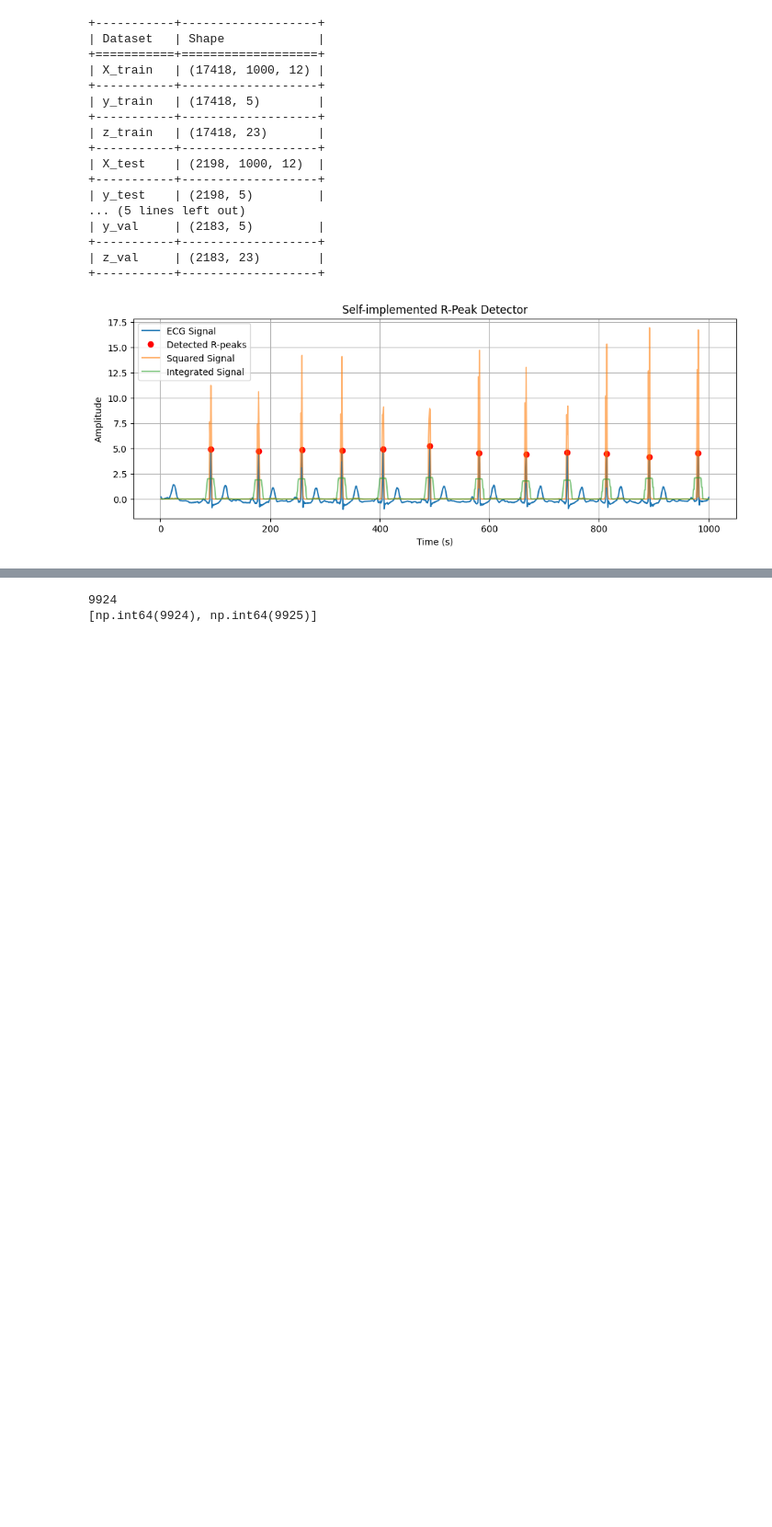
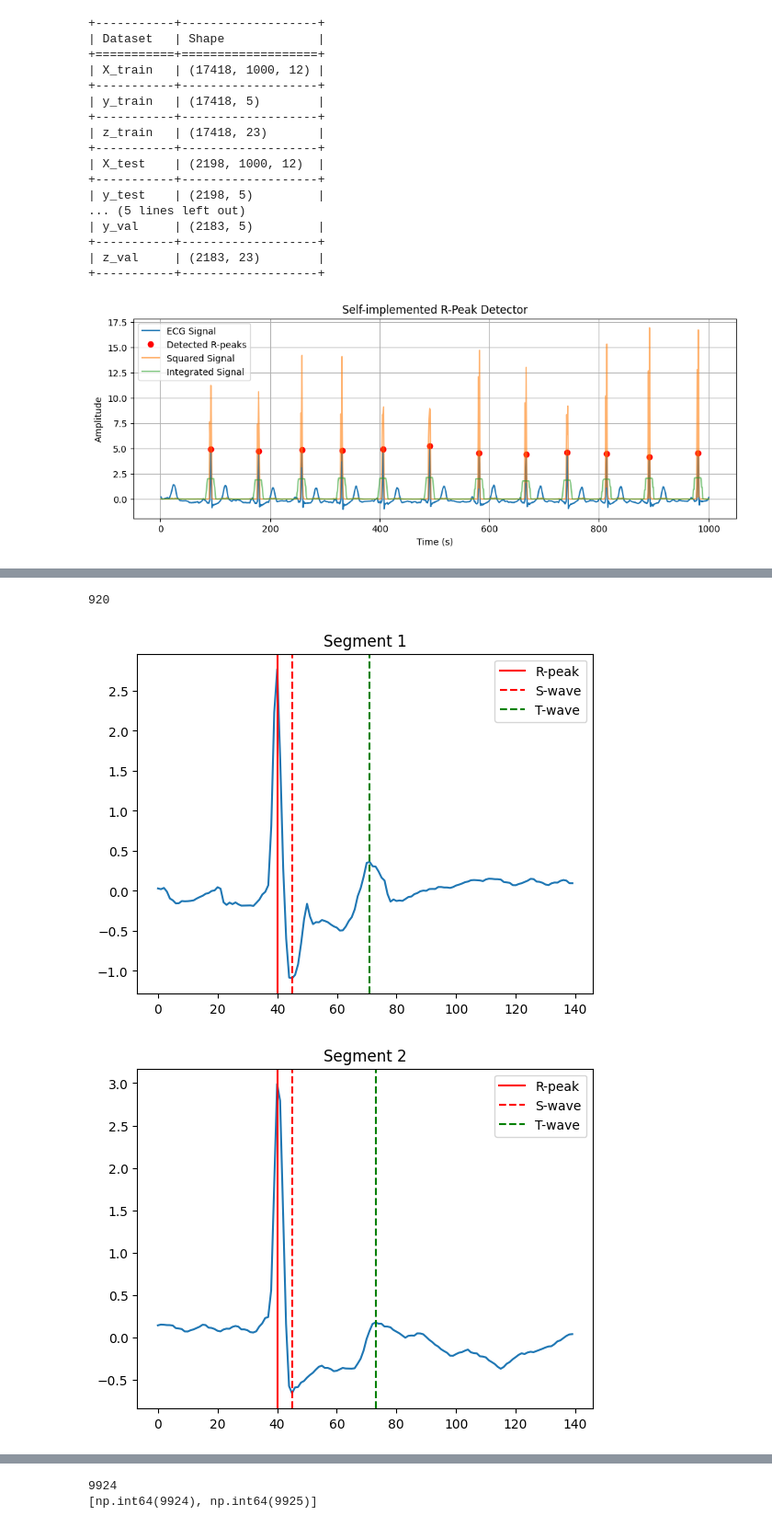
Before and after one commit to AlexTran1703/ecg-ptb-xl, a Jupyter notebook: source/ptb_xl_examine_feature.ipynb, the cells around one changed output, grey strips where cells are left out. Shown at 92% size. Saved outputs shown, nothing was run; the diff lists cells and outputs as text; code cells hidden in the pictures; blank space fills up the shorter version.

```diff
--- a/source/ptb_xl_examine_feature.ipynb
+++ b/source/ptb_xl_examine_feature.ipynb
@@ -233,0 +242,58 @@ _ = segment_PQRST(ecg, r_peaks)
+# %%
+import numpy as np
+import matplotlib.pyplot as plt
+
+def segment_PQRST_(ecg, r_peaks, start_idx=40, end_idx=100, local_min=50, length=1000):
+    PQRSTs = []
+    expected_segment_length = start_idx + end_idx
+    st_intervals = []
+    for i, r_peak in enumerate(r_peaks):
+        start_beat = np.max([0, r_peak - start_idx])
+        end_beat = np.min([r_peak + end_idx, length])
+        min_st_interval = np.min([expected_segment_length, start_idx + local_min])
+        segment = ecg[0, start_beat:end_beat]
+
+        if expected_segment_length > end_beat - start_beat:
+            padding = np.zeros(expected_segment_length - (end_beat - start_beat))  # Create padding
+            segment = np.concatenate((segment, padding))  # Pad the segment
+
+        # Now, find the S-wave and T-wave for ST interval calculation
+        # S-wave: minimum value after the R-peak
+        s_idx = np.argmin(segment[int(start_idx):min_st_interval]) + int(start_idx)
+        # T-wave: maximum value after the S-wave
+        t_idx = np.argmax(segment[s_idx:min_st_interval]) + s_idx
+
+        # Compute the ST interval (in terms of index)
+        st_interval = t_idx - s_idx
+
+        # Store ST interval for each beat
+        st_intervals.append(st_interval)
+        # Plot the segment
+        plt.plot(segment)
+        plt.title(f"Segment {i + 1}")
+        plt.axvline(x=40, color='r', linestyle='solid', label='R-peak')
+        plt.axvline(x=s_idx, color='r', linestyle='--', label='S-wave')
+        plt.axvline(x=t_idx, color='g', linestyle='--', label='T-wave')
+        plt.legend()
+        plt.show()
+
+        PQRSTs.append(segment)
+
+    return PQRSTs, st_intervals
+
+indices = np.where(y_test[:, 3] == 1.0)[0]
+random = np.random.choice(indices)
+print(random)
+ecg = X_test[random, :, 1]
+r_peaks, integrated, squared, _ = detect_r_peaks(ecg, fs)
+# Usage:
+# ecg = np.array(...)  # Your ECG signal
+# r_peaks = np.array(...)  # Indices of R-peaks
+ecg = ecg.reshape(1, -1)
+PQRSTs, st_intervals = segment_PQRST_(ecg, r_peaks)
+#print("PQRSTs: ", PQRSTs)
+#print("ST intervals:", st_intervals)
+# %% [output]
+920
+[figure, added]
+[figure, added]
```
Also changed, not shown: parts of 3 cells of this notebook, 1 other file.
